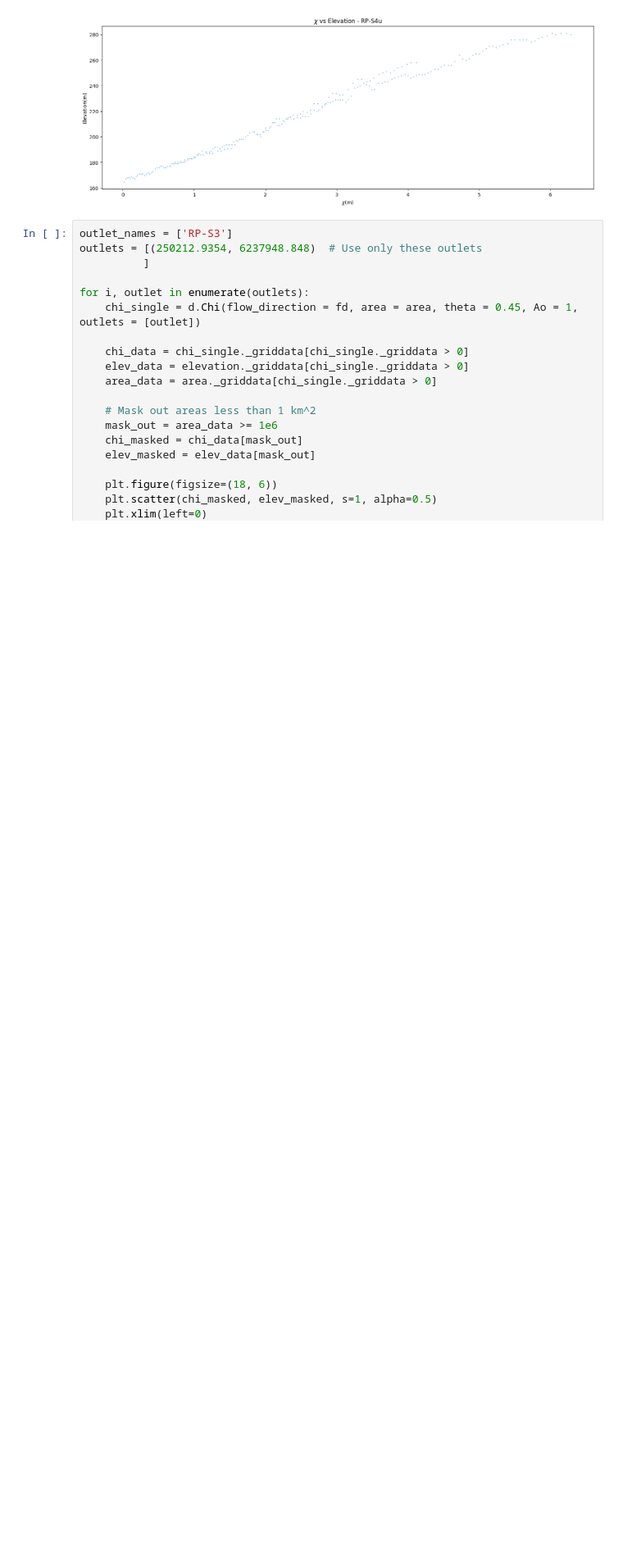
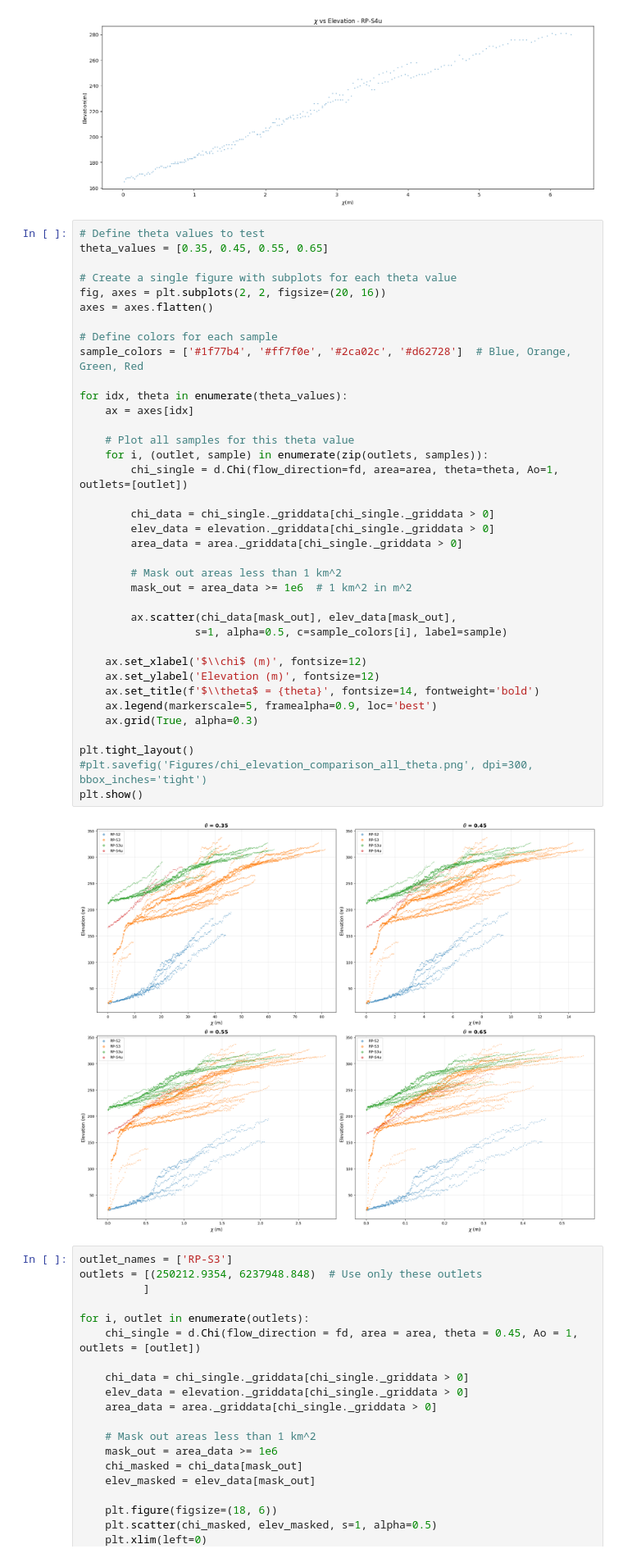
Before and after one commit to glong1321/AndesTG, a Jupyter notebook: Rapel/base_level/SteepnessRapel.ipynb, the cells around one changed output. Shown at 82% size. Drawn from its saved outputs; the diff is of its cells as text; blank space fills up the shorter version.

```diff
--- a/Rapel/base_level/SteepnessRapel.ipynb
+++ b/Rapel/base_level/SteepnessRapel.ipynb
@@ -65,6 +65,45 @@ for i, (outlet, sample) in enumerate(zip(outlets, samples)):
 [figure]
 [figure]
 [figure]
+# %%
+# Define theta values to test
+theta_values = [0.35, 0.45, 0.55, 0.65]
+
+# Create a single figure with subplots for each theta value
+fig, axes = plt.subplots(2, 2, figsize=(20, 16))
+axes = axes.flatten()
+
+# Define colors for each sample
+sample_colors = ['#1f77b4', '#ff7f0e', '#2ca02c', '#d62728']  # Blue, Orange, Green, Red
+
+for idx, theta in enumerate(theta_values):
+    ax = axes[idx]
+
+    # Plot all samples for this theta value
+    for i, (outlet, sample) in enumerate(zip(outlets, samples)):
+        chi_single = d.Chi(flow_direction=fd, area=area, theta=theta, Ao=1, outlets=[outlet])
+
+        chi_data = chi_single._griddata[chi_single._griddata > 0]
+        elev_data = elevation._griddata[chi_single._griddata > 0]
+        area_data = area._griddata[chi_single._griddata > 0]
+
+        # Mask out areas less than 1 km^2
+        mask_out = area_data >= 1e6  # 1 km^2 in m^2
+
+        ax.scatter(chi_data[mask_out], elev_data[mask_out],
+                  s=1, alpha=0.5, c=sample_colors[i], label=sample)
+
+    ax.set_xlabel('$\\chi$ (m)', fontsize=12)
+    ax.set_ylabel('Elevation (m)', fontsize=12)
+    ax.set_title(f'$\\theta$ = {theta}', fontsize=14, fontweight='bold')
+    ax.legend(markerscale=5, framealpha=0.9, loc='best')
+    ax.grid(True, alpha=0.3)
+
+plt.tight_layout()
+#plt.savefig('Figures/chi_elevation_comparison_all_theta.png', dpi=300, bbox_inches='tight')
+plt.show()
+# %% [output]
+[figure, added]
 # %%
 outlet_names = ['RP-S3']
 outlets = [(250212.9354, 6237948.848)  # Use only these outlets
```
Also changed, not shown: parts of 1 cell of this notebook, 5 other files.
